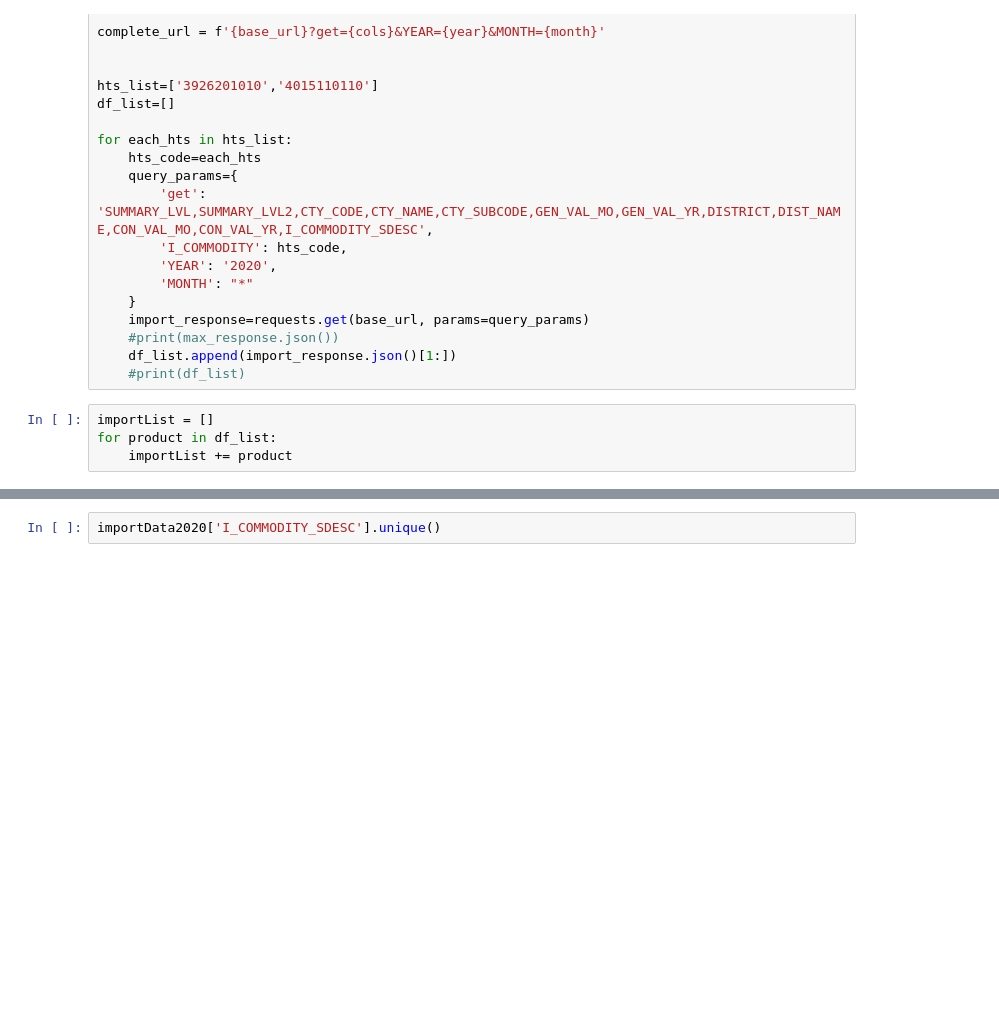
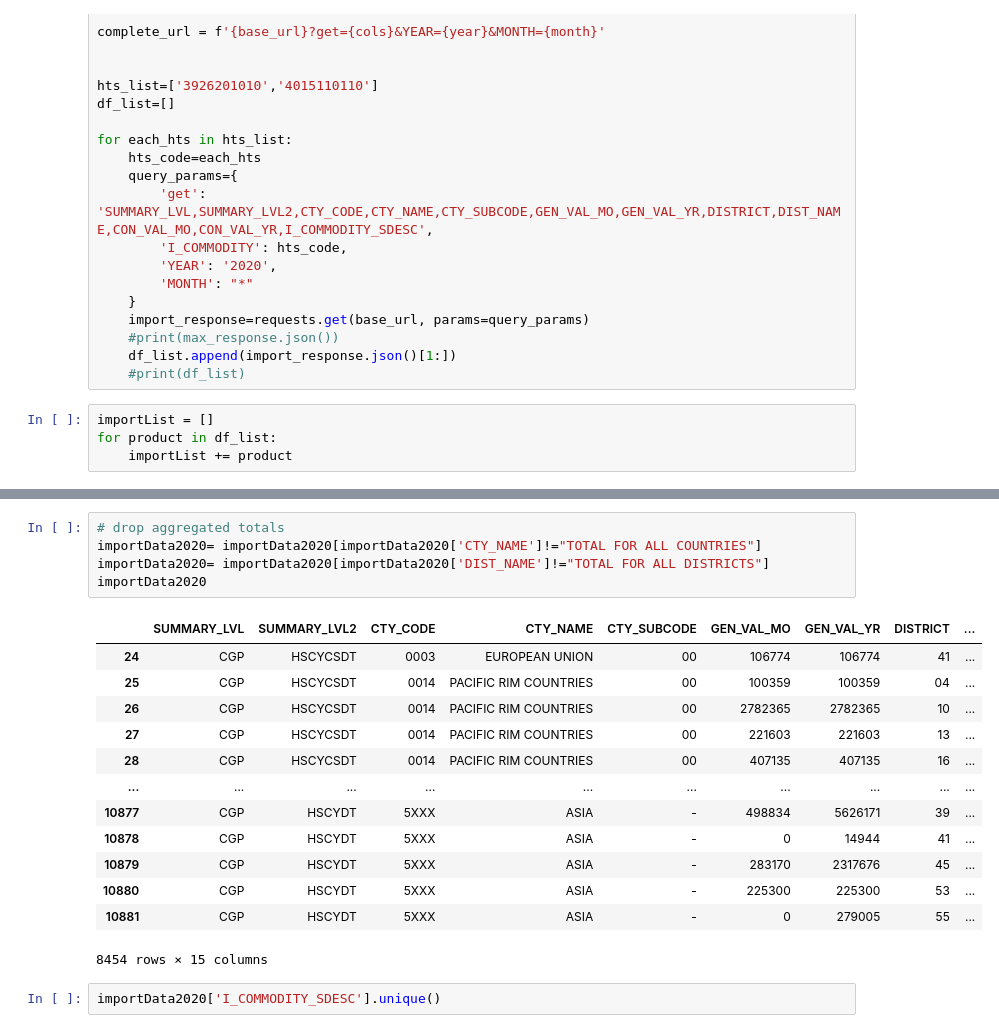
Before and after one commit to LaurenEGardner/bootcamp-project2, a Jupyter notebook: importAPI2020.ipynb, the cells around one changed output, grey strips where cells are left out. Cells and saved outputs as stored; diff of their text form; blank space fills up the shorter version.

```diff
--- a/importAPI2020.ipynb
+++ b/importAPI2020.ipynb
@@ -86,3 +86,22 @@ importData2020
+# %%
+# drop aggregated totals
+importData2020= importData2020[importData2020['CTY_NAME']!="TOTAL FOR ALL COUNTRIES"]
+importData2020= importData2020[importData2020['DIST_NAME']!="TOTAL FOR ALL DISTRICTS"]
+importData2020
+# %% [output]
+|  | SUMMARY_LVL | SUMMARY_LVL2 | CTY_CODE | CTY_NAME | CTY_SUBCODE | GEN_VAL_MO | GEN_VAL_YR | DISTRICT | ... |
+| 24 | CGP | HSCYCSDT | 0003 | EUROPEAN UNION | 00 | 106774 | 106774 | 41 | ... |
+| 25 | CGP | HSCYCSDT | 0014 | PACIFIC RIM COUNTRIES | 00 | 100359 | 100359 | 04 | ... |
+| 26 | CGP | HSCYCSDT | 0014 | PACIFIC RIM COUNTRIES | 00 | 2782365 | 2782365 | 10 | ... |
+| 27 | CGP | HSCYCSDT | 0014 | PACIFIC RIM COUNTRIES | 00 | 221603 | 221603 | 13 | ... |
+| 28 | CGP | HSCYCSDT | 0014 | PACIFIC RIM COUNTRIES | 00 | 407135 | 407135 | 16 | ... |
+| ... | ... | ... | ... | ... | ... | ... | ... | ... | ... |
+| 10877 | CGP | HSCYDT | 5XXX | ASIA | - | 498834 | 5626171 | 39 | ... |
+| 10878 | CGP | HSCYDT | 5XXX | ASIA | - | 0 | 14944 | 41 | ... |
+| 10879 | CGP | HSCYDT | 5XXX | ASIA | - | 283170 | 2317676 | 45 | ... |
+| 10880 | CGP | HSCYDT | 5XXX | ASIA | - | 225300 | 225300 | 53 | ... |
+| 10881 | CGP | HSCYDT | 5XXX | ASIA | - | 0 | 279005 | 55 | ... |
+8454 rows × 15 columns
 # %%
 importData2020['I_COMMODITY_SDESC'].unique()
 # %% [output]
```
Also changed, not shown: parts of 3 cells of this notebook, 3 other files.
